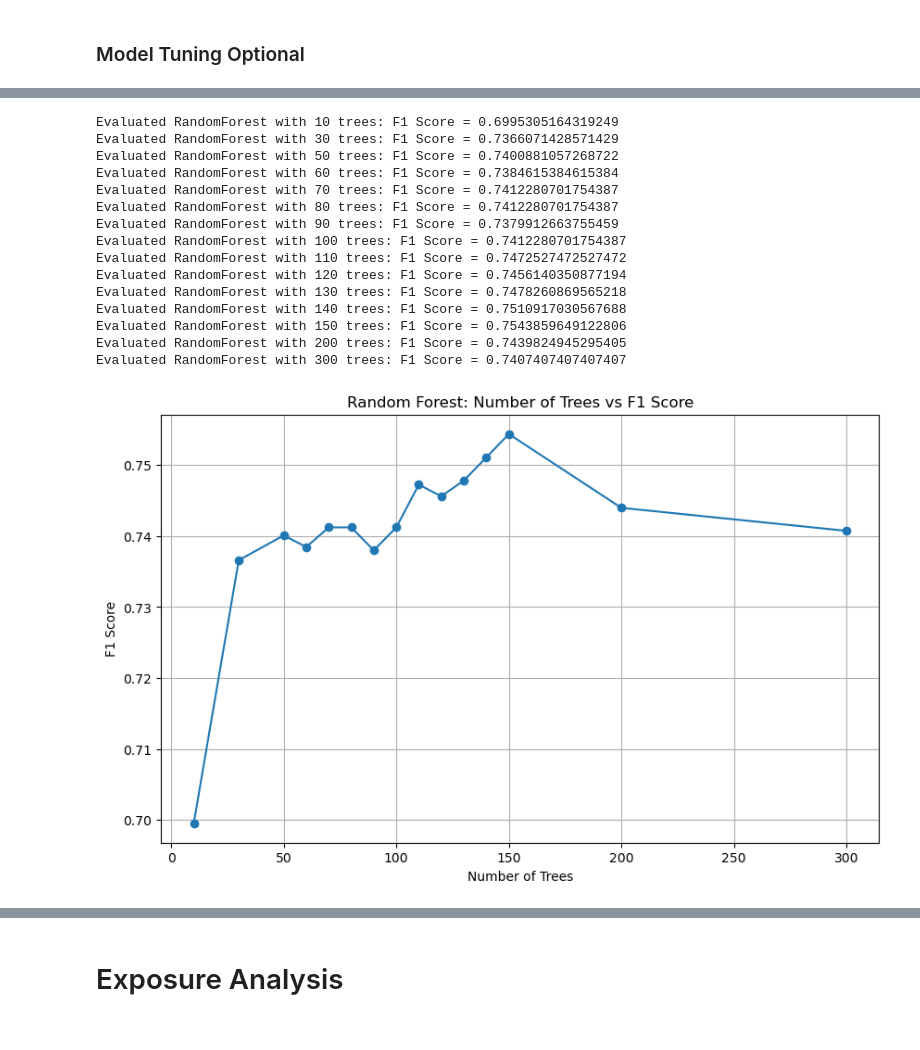
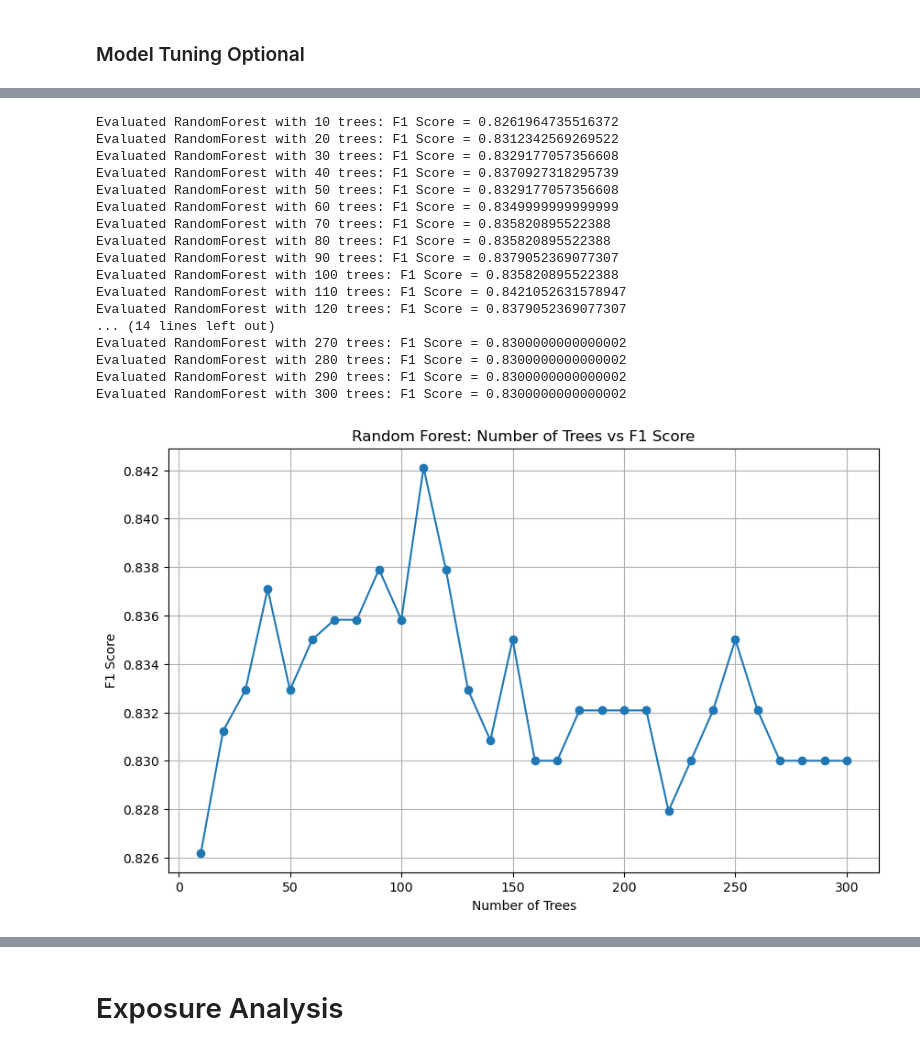
Before and after one commit to waleedgeo/FMSE, a Jupyter notebook: main.ipynb, the cells around one changed output, grey strips where cells are left out. Cells and saved outputs as stored; diff of their text form; code cells hidden in the pictures.

```diff
--- a/main.ipynb
+++ b/main.ipynb
@@ -152,4 +148,0 @@ Map(center=[0, 0], controls=(WidgetControl(options=['position', 'transparent_bg'
-# %%
-# get drawm layer from map
-aoi = Map.draw_last_feature
-aoi.getInfo()
@@ -158,16 +149,3 @@ aoi.getInfo()
-# %%
-# test areas
-aoi = ee.Geometry.Polygon([[[67.571411, 26.280487],
-    [67.571411, 26.587913],
-    [68.083649, 26.587913],
-    [68.083649, 26.280487],
-    [67.571411, 26.280487]]])
-
-#aoi = ee.Geometry.Polygon(
-#    [[[67.98392410136336, 26.049909335428502],
-#      [67.98392410136336, 25.42892423506662],
-#      [68.59778518534773, 25.42892423506662],
-#      [68.59778518534773, 26.049909335428502]]])
 # %% [markdown]
 ## Flood layer Masking
 # %%
@@ -266,7 +237,7 @@ def update_feature(feature):
     value = feature.get('label')
     updated_value = ee.Algorithms.If(ee.Algorithms.IsEqual(value, ee.Number(2)), ee.Number(0), value)
     return feature.set('label', updated_value)
-bands = ['VV', 'VH', 'elevation', 'slope', 'aspect', 'dtriver']
+bands = ['VV', 'VH', 'elevation']#, 'slope', 'aspect', 'dtriver']
 
 def prepare_datasets(aoi, projection='EPSG:4326', scale=30):
     """
@@ -326,7 +297,7 @@ def prepare_samples(flood_layer, num_samples, aoi, scale=10, split=0.8):
 
     dem, slope, aspect, dtriver = prepare_datasets(aoi, scale=30)
 
-    image = image.addBands(dem).addBands(slope).addBands(aspect).addBands(dtriver)
+    image = image.addBands(dem)#.addBands(slope).addBands(aspect).addBands(dtriver)
     sample_all = image.sampleRegions(
         collection=label,
         properties=['label'],
@@ -386,8 +357,8 @@ def compare_models(flood_layer, s1_post, aoi, num_samples=1000, split=0.8):
         print(f"\nClassifier: {name}")
         print(f"Training F1 Score: {metrics['train_f1']}")
         print(f"Validation F1 Score: {metrics['validation_f1']}")
-        print(f"Training Producer Accuracy: {metrics['train_producer_accuracy']}")
-        print(f"Validation Producer Accuracy: {metrics['validation_producer_accuracy']}")
+        print(f"Training Producer Accuracy: {metrics['train_producer_accuracy'][0]}")
+        print(f"Validation Producer Accuracy: {metrics['validation_producer_accuracy'][0]}")
         print(f"Training Consumer Accuracy: {metrics['train_consumer_accuracy']}")
         print(f"Validation Consumer Accuracy: {metrics['validation_consumer_accuracy']}")
         print(f"Prediction Time: {metrics['prediction_time']} seconds")
@@ -402,6 +373,7 @@ results = compare_models(flood_layer, s1_post, aoi, num_samples=1000, split=0.8)
 models_compare_df = pd.DataFrame(results).T
 models_compare_df.reset_index(inplace=True)
 models_compare_df.rename(columns={'index': 'Model'}, inplace=True)
+models_compare_df = models_compare_df.round(2)
 models_compare_df.to_csv(f'{city}_all_models_compare_df.csv', index=False)
 models_compare_df
 # %% [output]
@@ -449,51 +421,53 @@ def evaluate_rf_trees(training, validation, bands, num_trees_list):
 
     return results
 
-new_trees = [10, 30, 50, 60, 70, 80, 90, 100, 110, 120, 130, 140, 150, 200, 300]
+new_trees = list(range(10, 310, 10))# 10 to 300 trees in steps of 10
 def fine_tune_rf_trees(flood_layer, s1_post, aoi, num_samples=200, split=0.8, num_trees_list=new_trees):
     if num_trees_list is None:
         num_trees_list = [10, 50, 100, 150, 200, 250, 300]
 
 
     image, training, validation = prepare_samples(flood_layer, num_samples, aoi, scale=10, split=split)
     bands = image.bandNames().getInfo()
     results = evaluate_rf_trees(training, validation, bands, num_trees_list)
 
     # Plot the results
     plt.figure(figsize=(10, 6))
     plt.plot(list(results.keys()), list(results.values()), marker='o')
     plt.xlabel('Number of Trees')
     plt.ylabel('F1 Score')
     plt.title('Random Forest: Number of Trees vs F1 Score')
     plt.grid(True)
     plt.savefig(f'{city}_rf_trees_f1_score.png', dpi=300, bbox_inches='tight', pad_inches=0.1, transparent=True)
     plt.show()
 
     return results
 
 # Example usage
 results_rf_trees = fine_tune_rf_trees(flood_layer, s1_post, aoi, num_samples=1000, split=0.8)
 # save df results_rf_trees to csv
 results_rf_trees_df = pd.DataFrame(results_rf_trees, index=[0]).T
 results_rf_trees_df.reset_index(inplace=True)
 results_rf_trees_df.rename(columns={'index': 'Number of Trees', 0: 'F1 Score'}, inplace=True)
 results_rf_trees_df.to_csv(f'{city}_rf_trees_f1_score_df.csv', index=False)
 results_rf_trees_df
 # %% [output]
-Evaluated RandomForest with 10 trees: F1 Score = 0.6995305164319249
-Evaluated RandomForest with 30 trees: F1 Score = 0.7366071428571429
-Evaluated RandomForest with 50 trees: F1 Score = 0.7400881057268722
-Evaluated RandomForest with 60 trees: F1 Score = 0.7384615384615384
-Evaluated RandomForest with 70 trees: F1 Score = 0.7412280701754387
-Evaluated RandomForest with 80 trees: F1 Score = 0.7412280701754387
-Evaluated RandomForest with 90 trees: F1 Score = 0.7379912663755459
-Evaluated RandomForest with 100 trees: F1 Score = 0.7412280701754387
-Evaluated RandomForest with 110 trees: F1 Score = 0.7472527472527472
-Evaluated RandomForest with 120 trees: F1 Score = 0.7456140350877194
-Evaluated RandomForest with 130 trees: F1 Score = 0.7478260869565218
-Evaluated RandomForest with 140 trees: F1 Score = 0.7510917030567688
-Evaluated RandomForest with 150 trees: F1 Score = 0.7543859649122806
-Evaluated RandomForest with 200 trees: F1 Score = 0.7439824945295405
-Evaluated RandomForest with 300 trees: F1 Score = 0.7407407407407407
+Evaluated RandomForest with 10 trees: F1 Score = 0.8261964735516372
+Evaluated RandomForest with 20 trees: F1 Score = 0.8312342569269522
+Evaluated RandomForest with 30 trees: F1 Score = 0.8329177057356608
+Evaluated RandomForest with 40 trees: F1 Score = 0.8370927318295739
+Evaluated RandomForest with 50 trees: F1 Score = 0.8329177057356608
+Evaluated RandomForest with 60 trees: F1 Score = 0.8349999999999999
+Evaluated RandomForest with 70 trees: F1 Score = 0.835820895522388
+Evaluated RandomForest with 80 trees: F1 Score = 0.835820895522388
+Evaluated RandomForest with 90 trees: F1 Score = 0.8379052369077307
+Evaluated RandomForest with 100 trees: F1 Score = 0.835820895522388
+Evaluated RandomForest with 110 trees: F1 Score = 0.8421052631578947
+Evaluated RandomForest with 120 trees: F1 Score = 0.8379052369077307
+... (14 lines left out)
+Evaluated RandomForest with 270 trees: F1 Score = 0.8300000000000002
+Evaluated RandomForest with 280 trees: F1 Score = 0.8300000000000002
+Evaluated RandomForest with 290 trees: F1 Score = 0.8300000000000002
+Evaluated RandomForest with 300 trees: F1 Score = 0.8300000000000002
-[figure, old version]
+[figure, new version]
 |  | Number of Trees | F1 Score |
```
Also changed, not shown: parts of 22 cells of this notebook, 38 other files.
